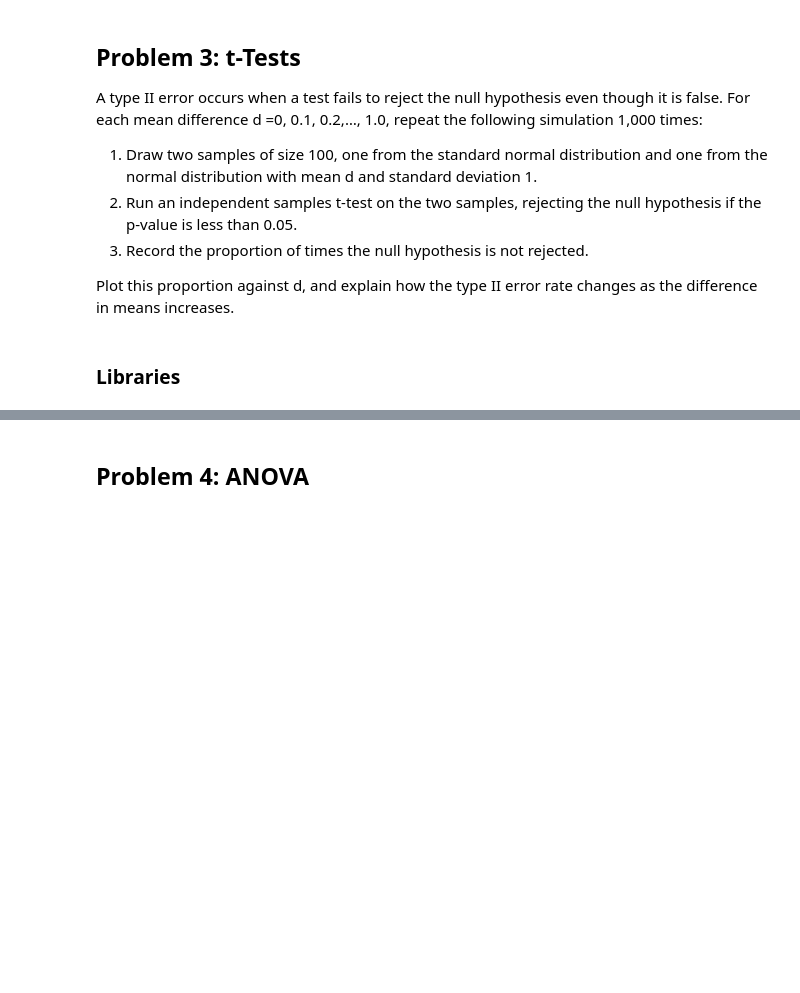
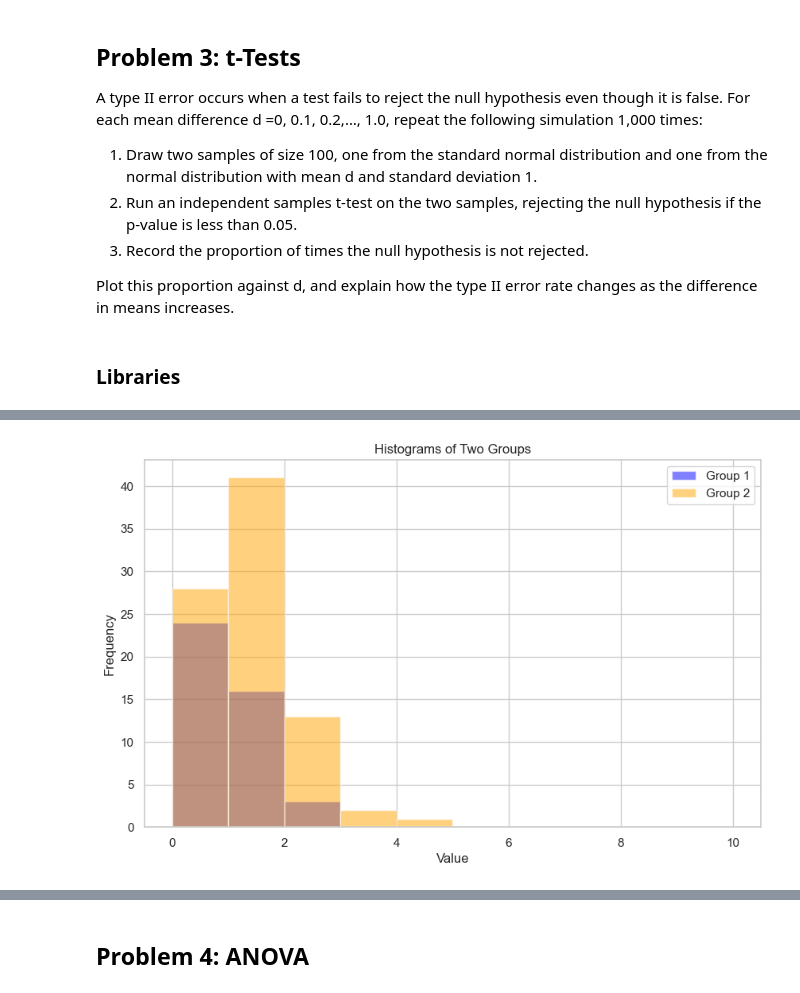
Before and after one commit to Jennyicano/applied-statistics, a Jupyter notebook: problems.ipynb, the cells around one changed output, grey strips where cells are left out. Drawn from its saved outputs; the diff is of its cells as text; code cells hidden in the pictures; blank space fills up the shorter version.

Commit message:
working on the plots for the 3 assessment

```diff
--- a/problems.ipynb
+++ b/problems.ipynb
@@ -527,3 +527,9 @@ import matplotlib.pyplot as plt
 
 # Statistical plots.
 import seaborn as sns
+# %%
+# Set the parameters for the simulation.
+sample_size = 100
+num_simulations = 1000
+alpha = 0.05
+mean_differences = np.arange(0, 1.1, 0.1)
@@ -529,0 +541,21 @@ import seaborn as sns
+# %%
+# Store the proportion of times the null hypothesis is rejected for each mean difference.
+type2_errors_rates = []
+# %%
+# Run the simulations for each mean difference.
+for d in mean_differences:
+    num_not_rejected = 0
+    for _ in range(num_simulations):
+        # Generate two groups of samples.
+        group1 = np.random.normal(loc=0, scale=1, size=sample_size)
+        group2 = np.random.normal(loc=d, scale=1, size=sample_size)
+
+        # Perform the t-test.
+        t_stat, p_value = stats.ttest_ind(group1, group2)
+        # Checking if the null hypothesis is not rejected.
+        if p_value >= alpha:
+            num_not_rejected += 1
+
+    # Calculate the proportion of times the null hypothesis is not rejected.
+    non_rejection_proportion = num_not_rejected / num_simulations
+    type2_errors_rates.append(non_rejection_proportion)
@@ -529,0 +588,11 @@ import seaborn as sns
+# %%
+fig, ax = plt.subplots(figsize=(10, 6))
+ax.hist(group1, bins=np.arange(11), color='blue', alpha=0.5, label='Group 1')
+ax.hist(group2, bins=np.arange(11), color='orange', alpha=0.5, label='Group 2')
+ax.set_title('Histograms of Two Groups')
+ax.set_xlabel('Value')
+ax.set_ylabel('Frequency')
+ax.legend()
+plt.show()
+# %% [output]
+[figure, added]
```
Also changed, not shown: parts of 25 cells of this notebook.
